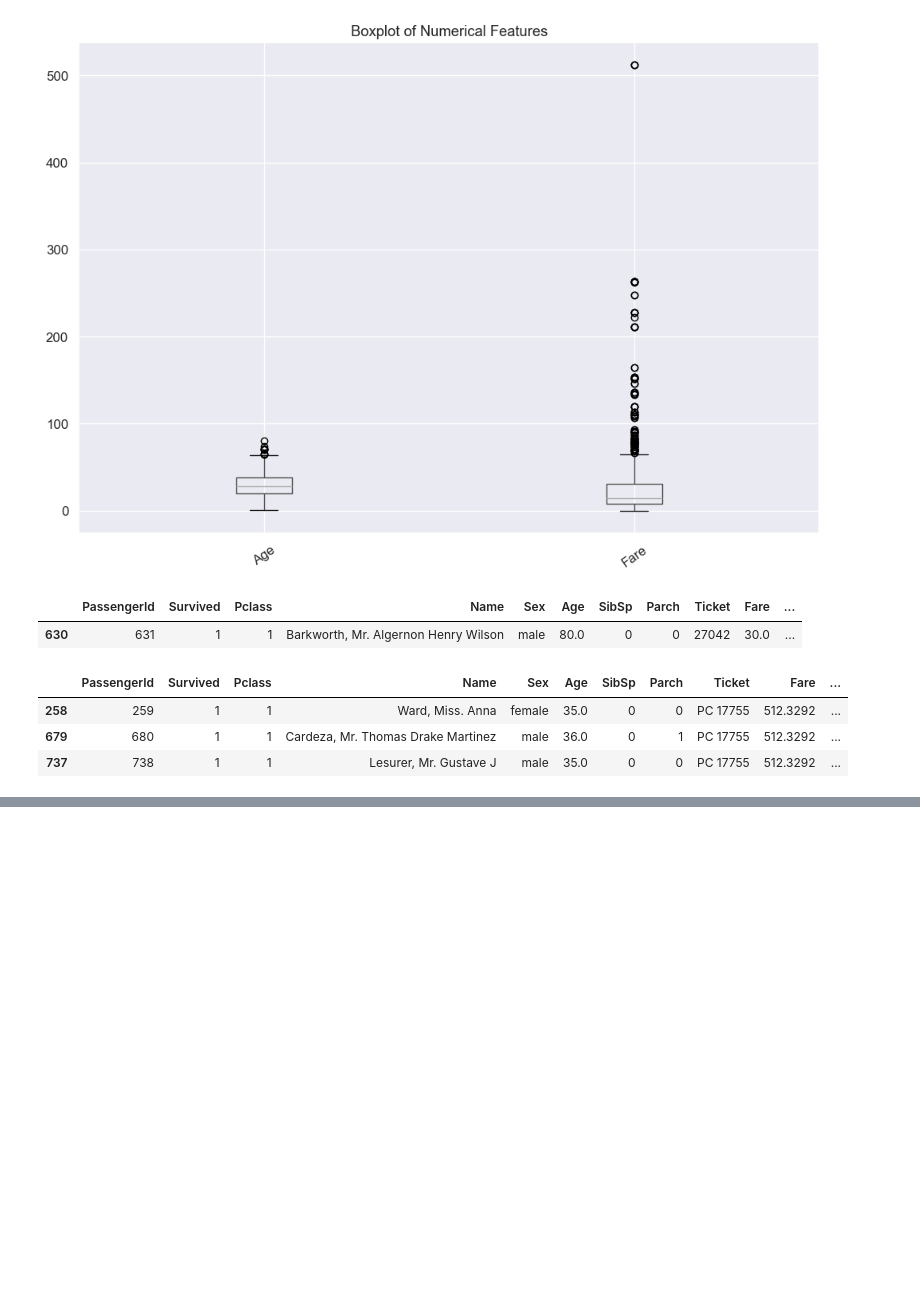
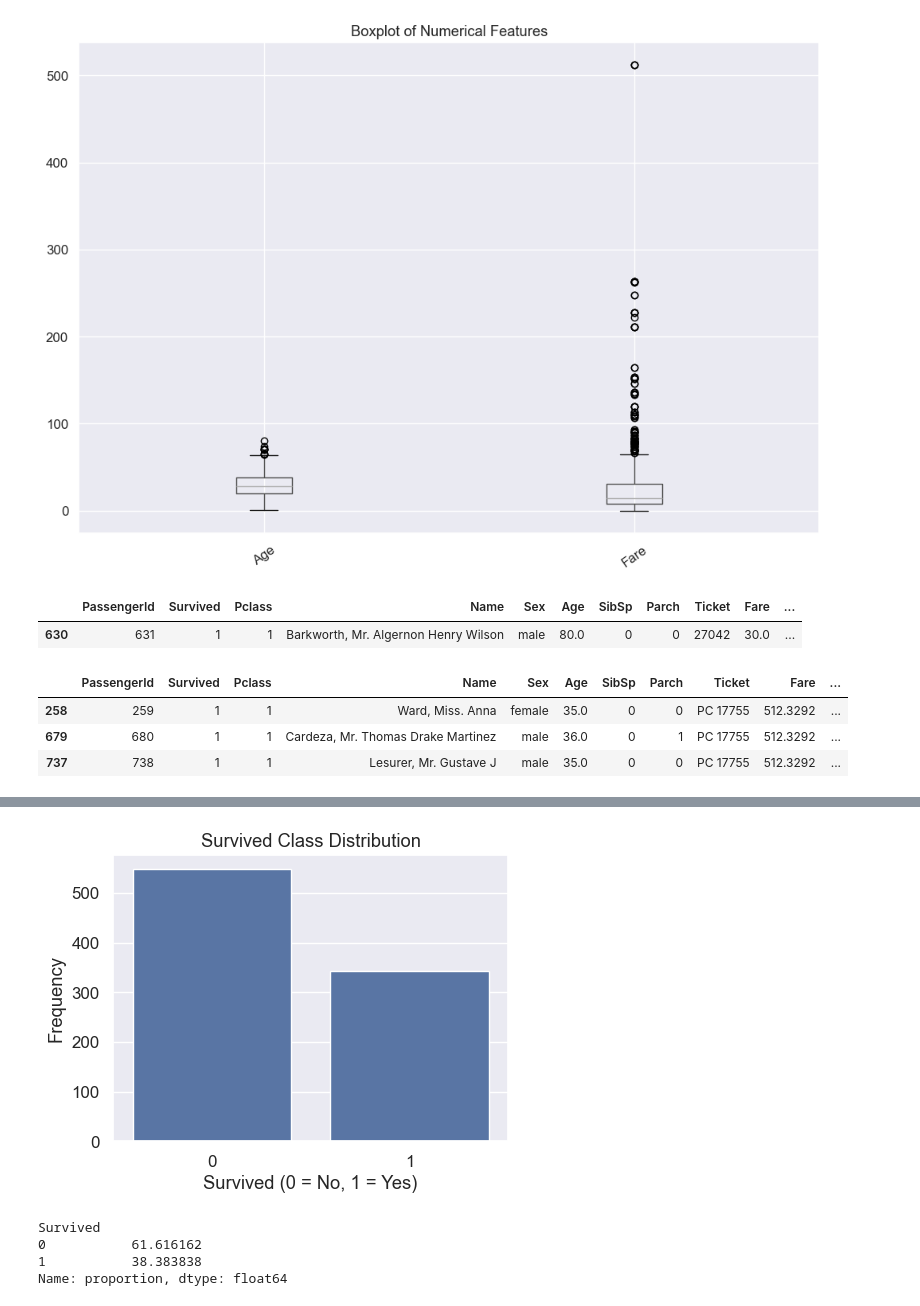
Before and after one commit to KzRaihan/Machine-learning, a Jupyter notebook: Module_06_EDA/_3_EDA_titanic_dataset.ipynb, the cells around one changed output, grey strips where cells are left out. Drawn from its saved outputs; the diff is of its cells as text; code cells hidden in the pictures; blank space fills up the shorter version.

```diff
--- a/Module_06_EDA/_3_EDA_titanic_dataset.ipynb
+++ b/Module_06_EDA/_3_EDA_titanic_dataset.ipynb
@@ -337,8 +337,6 @@ import seaborn as sns
 
 plt.style.use("default")
 
-plt.style.use("default")
-
 sns.set(font_scale = 1.1)
 # %% [markdown]
 #### Visualizations of numerical columns
@@ -428,0 +507,27 @@ df[df['Fare'] > 275]
+# %%
+# countplot of target column (To see the class balance)
+
+plt.figure(figsize=(5,4))
+
+sns.countplot(x = df['Survived'])
+
+plt.title("Survived Class Distribution")
+
+plt.xlabel("Survived (0 = No, 1 = Yes)")
+
+plt.ylabel("Frequency")
+
+plt.tight_layout()
+
+plt.show()
+# %% [output]
+[figure, added]
+# %%
+# class imbalance check in percentage format
+
+df[target_col].value_counts(normalize=True) * 100
+# %% [output]
+Survived
+0           61.616162
+1           38.383838
+Name: proportion, dtype: float64
```
Also changed, not shown: parts of 36 cells of this notebook, 7 other files.
